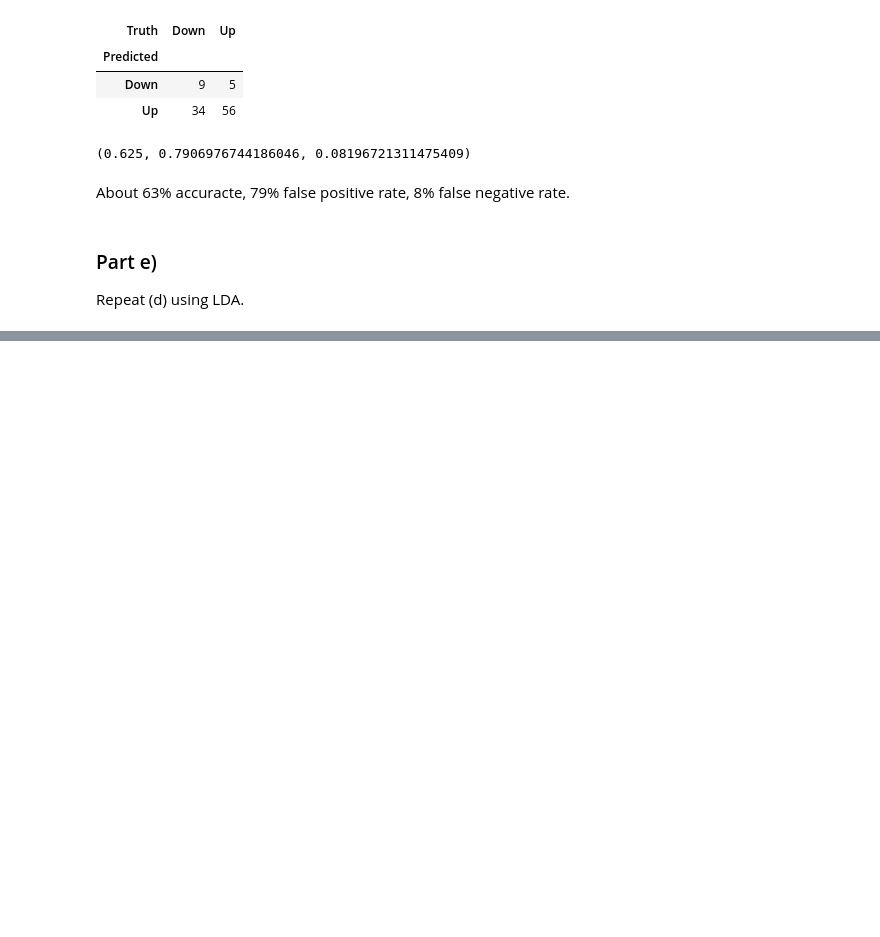
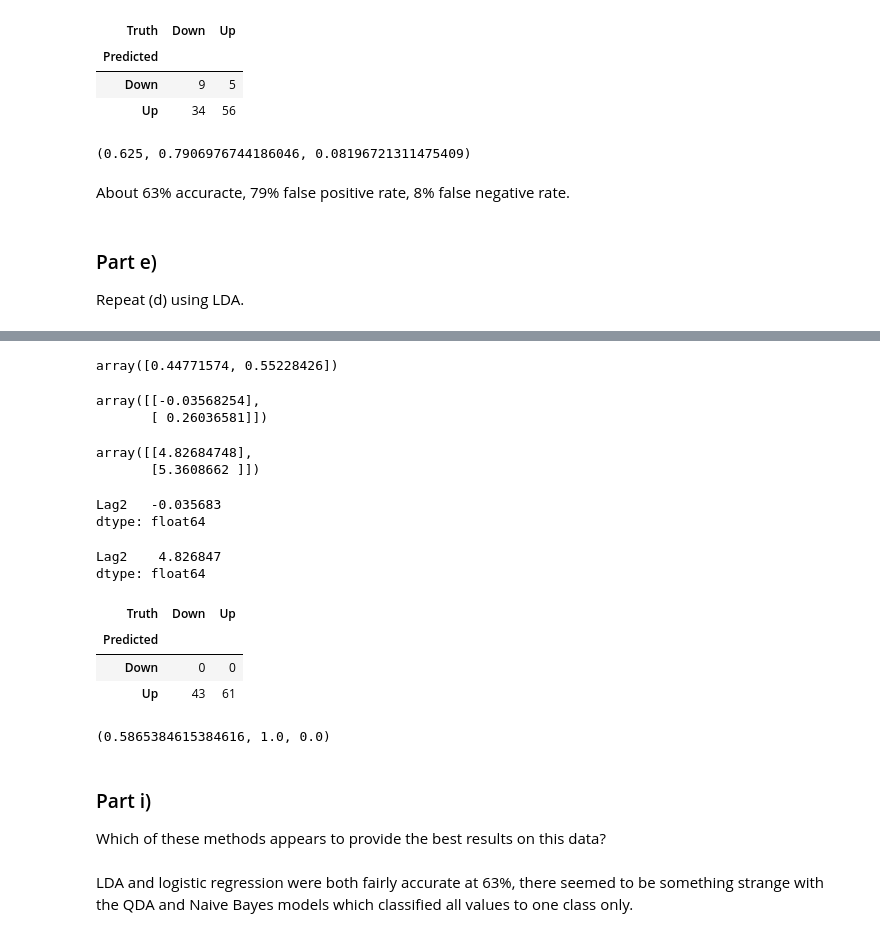
Before and after one commit to kmerkl22/k-s-ISL, a Jupyter notebook: Notebooks/Ch04-ISLexercises.ipynb, the cells around one changed output, grey strips where cells are left out. Drawn from its saved outputs; the diff is of its cells as text; code cells hidden in the pictures; blank space fills up the shorter version.

```diff
--- a/Notebooks/Ch04-ISLexercises.ipynb
+++ b/Notebooks/Ch04-ISLexercises.ipynb
@@ -187,0 +321,6 @@ Repeat (d) using LDA.
+# %%
+#reset X_train and X_test
+X_train, X_test = X.loc[train], X.loc[~train]
+
+X_train, X_test = [M.drop(columns=['intercept'])
+                   for M in [X_train, X_test]]
@@ -187,0 +336,46 @@ Repeat (d) using LDA.
+# %%
+NB.class_prior_
+# %% [output]
+array([0.44771574, 0.55228426])
+# %%
+
+NB.theta_
+# %% [output]
+array([[-0.03568254],
+       [ 0.26036581]])
+# %%
+NB.var_
+# %% [output]
+array([[4.82684748],
+       [5.3608662 ]])
+# %%
+X_train[L_train == 'Down'].mean()
+# %% [output]
+Lag2   -0.035683
+dtype: float64
+# %%
+
+X_train[L_train == 'Down'].var(ddof=0)
+# %% [output]
+Lag2    4.826847
+dtype: float64
+# %%
+nb_labels = NB.predict(X_test)
+ct = confusion_table(nb_labels, L_test)
+ct
+# %% [output]
+| Truth | Down | Up |
+| Predicted |  |  |
+| Down | 0 | 0 |
+| Up | 43 | 61 |
+# %%
+accuracy, fpr, fnr = get_stats_ct(ct)
+accuracy, fpr, fnr
+# %% [output]
+(0.5865384615384616, 1.0, 0.0)
+# %% [markdown]
+### Part i)
+Which of these methods appears to provide the best results on
+ this data?
+# %% [markdown]
+LDA and logistic regression were both fairly accurate at 63%, there seemed to be something strange with the QDA and Naive Bayes models which classified all values to one class only.
```
Also changed, not shown: parts of 34 cells of this notebook.
